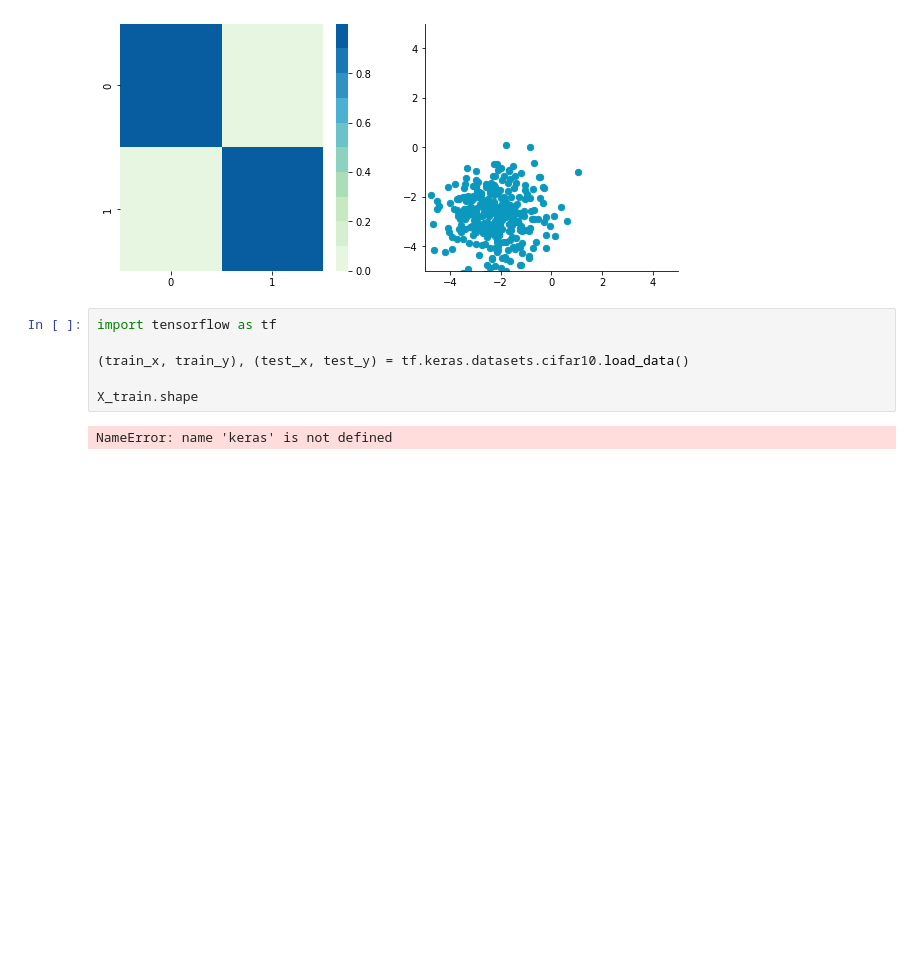
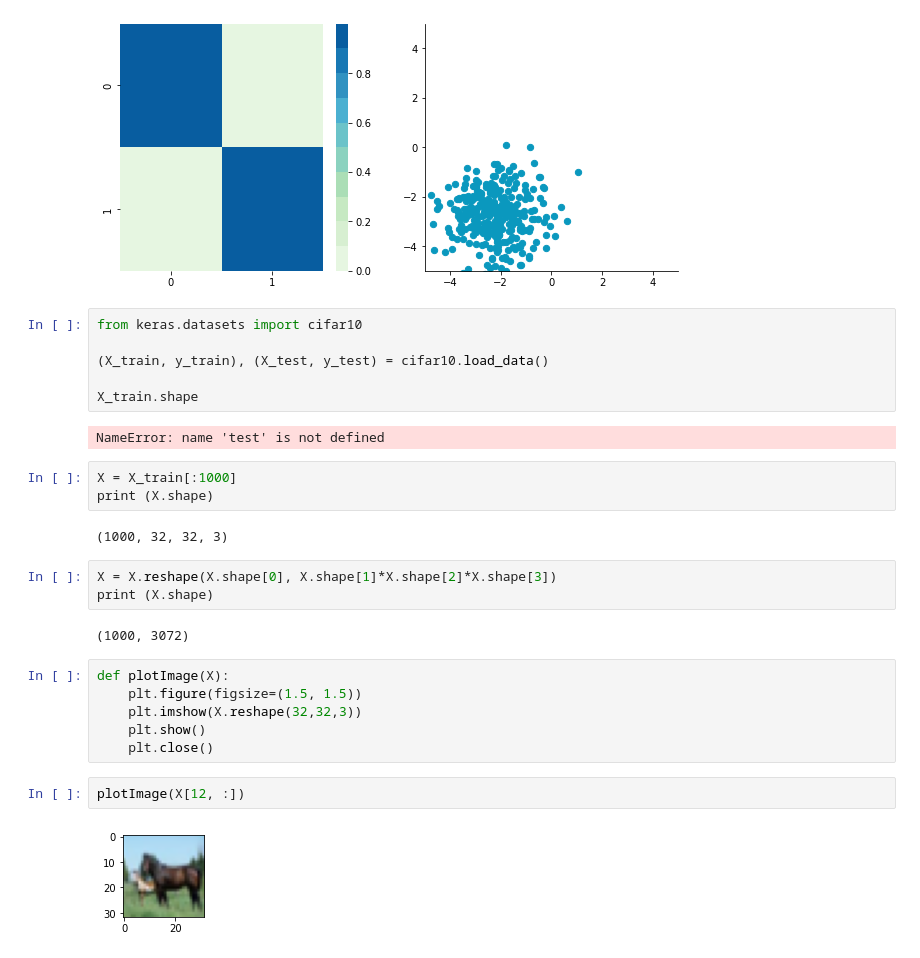
Before and after one commit to Alepes-8/D7041E, a Jupyter notebook: lab1/exemple/test.ipynb, the cells around one changed output. Drawn from its saved outputs; the diff is of its cells as text; blank space fills up the shorter version.

```diff
--- a/lab1/exemple/test.ipynb
+++ b/lab1/exemple/test.ipynb
@@ -207,11 +207,31 @@ Covariance matrix:
  [[ 9.99987823e-01 -5.77315973e-17]
  [-5.77315973e-17  9.99998427e-01]]
 [figure]
-# %%
-import tensorflow as tf
-
-(train_x, train_y), (test_x, test_y) = tf.keras.datasets.cifar10.load_data()
-
-X_train.shape
-# %% [output]
-NameError: name 'keras' is not defined
+# %%
+from keras.datasets import cifar10
+
+(X_train, y_train), (X_test, y_test) = cifar10.load_data()
+
+X_train.shape
+# %% [output]
+NameError: name 'test' is not defined
+# %%
+X = X_train[:1000]
+print (X.shape)
+# %% [output]
+(1000, 32, 32, 3)
+# %%
+X = X.reshape(X.shape[0], X.shape[1]*X.shape[2]*X.shape[3])
+print (X.shape)
+# %% [output]
+(1000, 3072)
+# %%
+def plotImage(X):
+    plt.figure(figsize=(1.5, 1.5))
+    plt.imshow(X.reshape(32,32,3))
+    plt.show()
+    plt.close()
+# %%
+plotImage(X[12, :])
+# %% [output]
+[figure, added]
```
Also changed, not shown: parts of 4 cells of this notebook, 25 other files.
